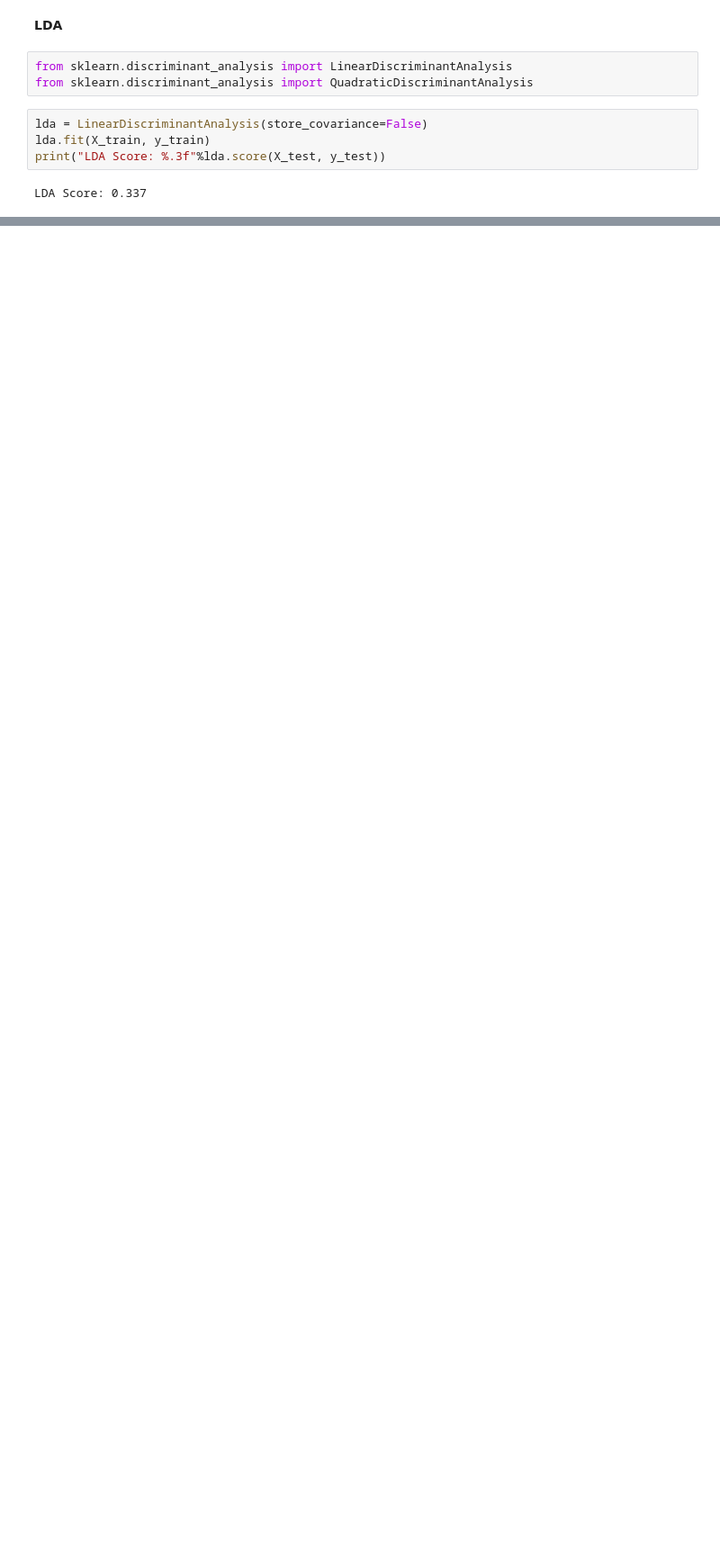
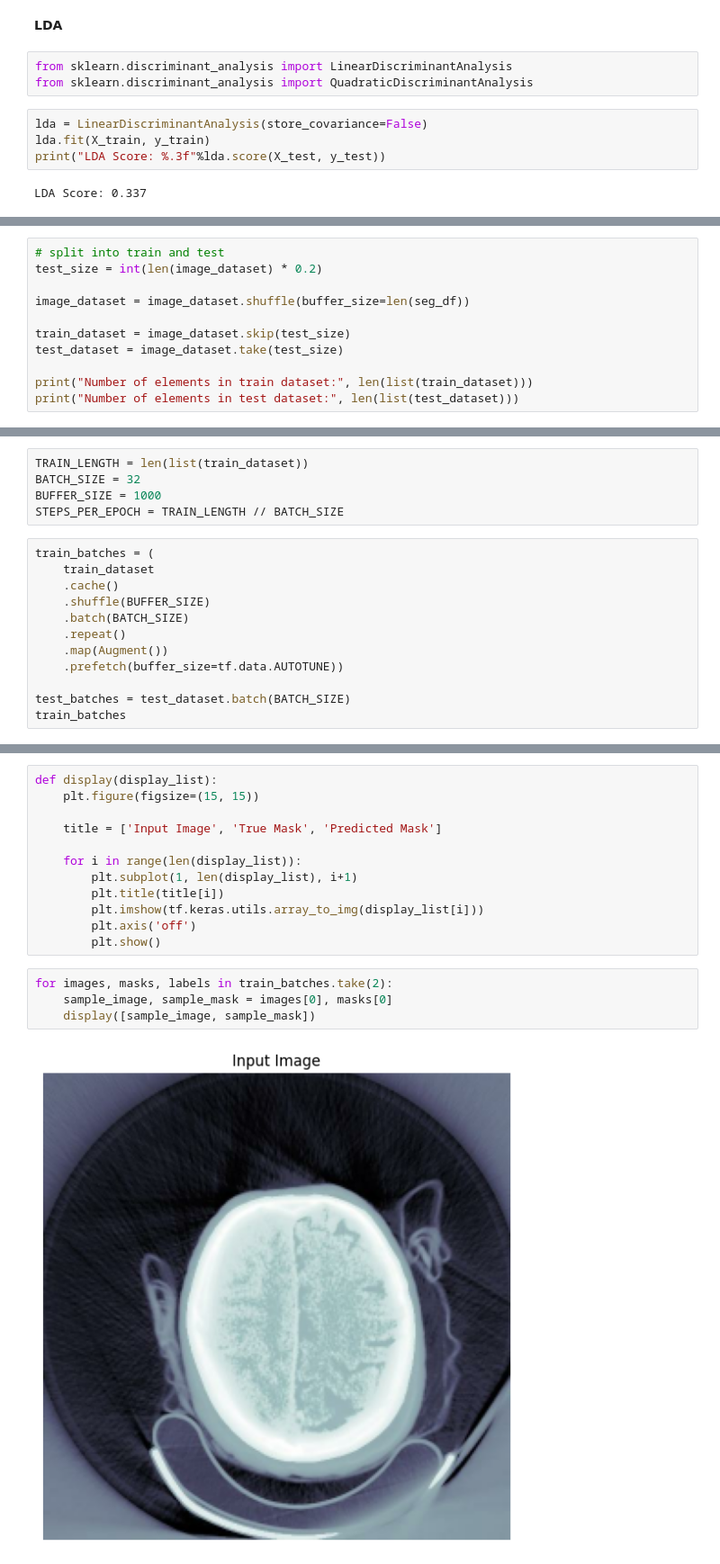
Before and after one commit to lrav35/brain_segmentation_classification, a Jupyter notebook: Brain Hemorrhage Segmentation.ipynb, the cells around one changed output, grey strips where cells are left out. Shown at 90% size. Cells and saved outputs as stored; diff of their text form; blank space fills up the shorter version.

```diff
--- a/Brain Hemorrhage Segmentation.ipynb
+++ b/Brain Hemorrhage Segmentation.ipynb
@@ -370,0 +527,11 @@ for index in range(segment.shape[0]):
+# %%
+# split into train and test
+test_size = int(len(image_dataset) * 0.2)
+
+image_dataset = image_dataset.shuffle(buffer_size=len(seg_df))
+
+train_dataset = image_dataset.skip(test_size)
+test_dataset = image_dataset.take(test_size)
+
+print("Number of elements in train dataset:", len(list(train_dataset)))
+print("Number of elements in test dataset:", len(list(test_dataset)))
@@ -370,0 +554,17 @@ for index in range(segment.shape[0]):
+# %%
+TRAIN_LENGTH = len(list(train_dataset))
+BATCH_SIZE = 32
+BUFFER_SIZE = 1000
+STEPS_PER_EPOCH = TRAIN_LENGTH // BATCH_SIZE
+# %%
+train_batches = (
+    train_dataset
+    .cache()
+    .shuffle(BUFFER_SIZE)
+    .batch(BATCH_SIZE)
+    .repeat()
+    .map(Augment())
+    .prefetch(buffer_size=tf.data.AUTOTUNE))
+
+test_batches = test_dataset.batch(BATCH_SIZE)
+train_batches
@@ -370,0 +582,18 @@ for index in range(segment.shape[0]):
+# %%
+def display(display_list):
+    plt.figure(figsize=(15, 15))
+
+    title = ['Input Image', 'True Mask', 'Predicted Mask']
+
+    for i in range(len(display_list)):
+        plt.subplot(1, len(display_list), i+1)
+        plt.title(title[i])
+        plt.imshow(tf.keras.utils.array_to_img(display_list[i]))
+        plt.axis('off')
+        plt.show()
+# %%
+for images, masks, labels in train_batches.take(2):
+    sample_image, sample_mask = images[0], masks[0]
+    display([sample_image, sample_mask])
+# %% [output]
+[figure, added]
```
Also changed, not shown: parts of 47 cells of this notebook, 1 other file.
